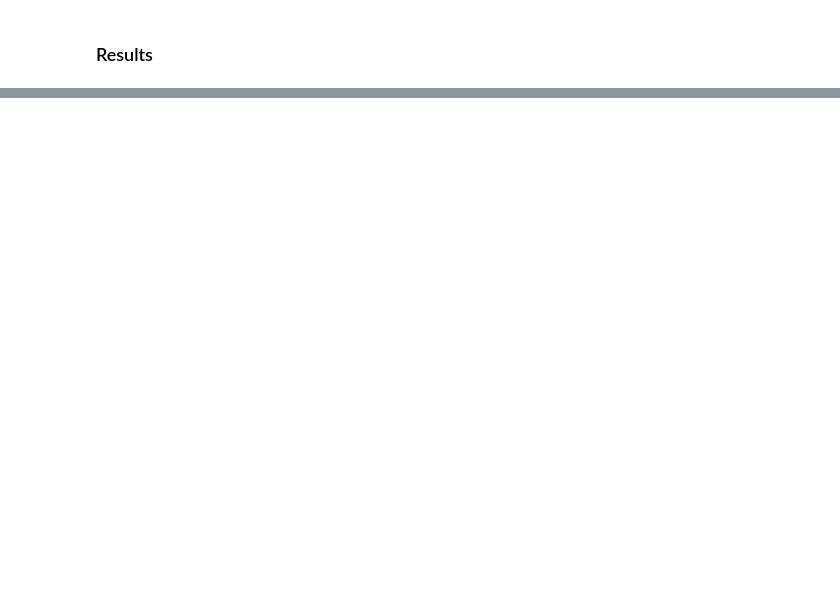
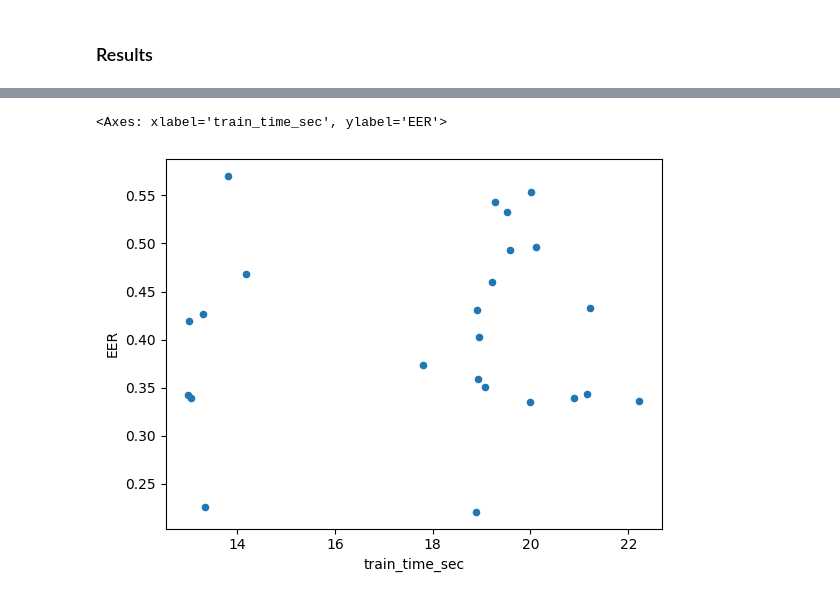
Before and after one commit to itallopacheco/probbable-waddle, a Jupyter notebook: notebooks/00_svm_lin.ipynb, the cells around one changed output, grey strips where cells are left out. Drawn from its saved outputs; the diff is of its cells as text; code cells hidden in the pictures; blank space fills up the shorter version.

```diff
--- a/notebooks/00_svm_lin.ipynb
+++ b/notebooks/00_svm_lin.ipynb
@@ -218,0 +259,8 @@ AttributeError: This 'GridSearchCV' has no attribute 'predict_proba'
+# %%
+df_results.plot.scatter(
+    x='train_time_sec',
+    y='EER'
+)
+# %% [output]
+<Axes: xlabel='train_time_sec', ylabel='EER'>
+[figure, added]
```
Also changed, not shown: parts of 8 cells of this notebook.
